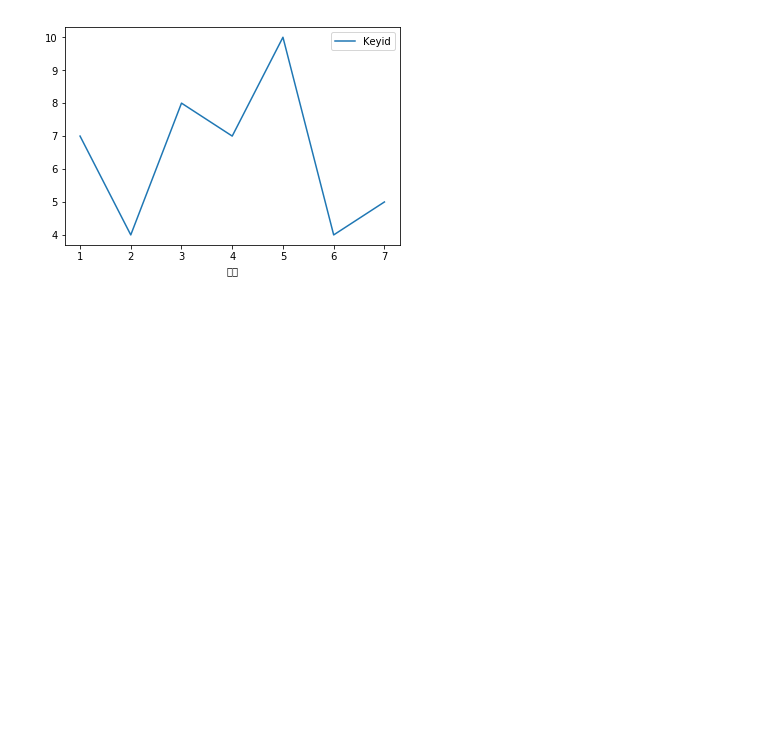
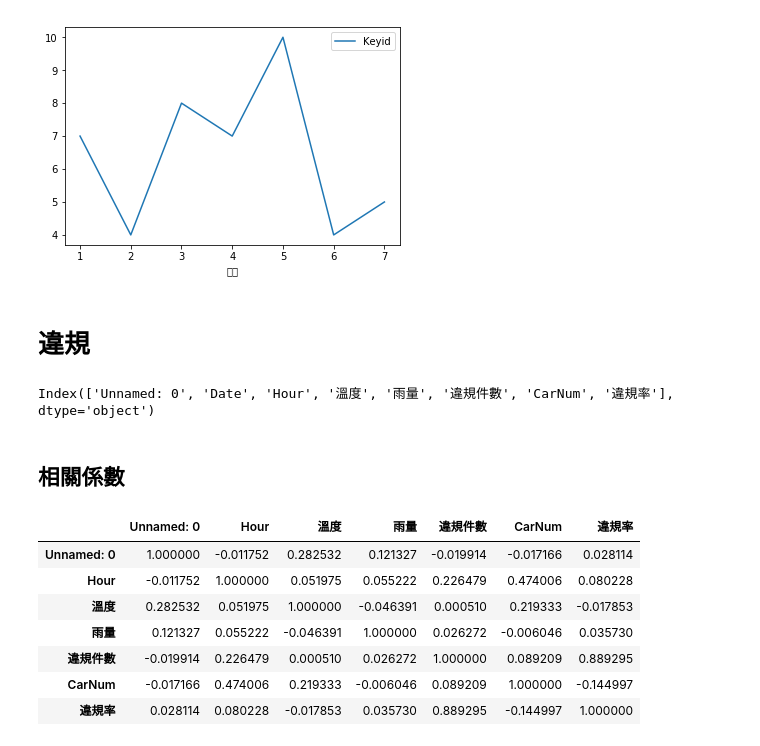
Before and after one commit to joannachou713/Etc-competition, a Jupyter notebook: 道路狀況.ipynb, the cells around one changed output. Cells and saved outputs as stored; diff of their text form; code cells hidden in the pictures; blank space fills up the shorter version.

```diff
--- a/道路狀況.ipynb
+++ b/道路狀況.ipynb
@@ -180,3 +180,24 @@ df_week.groupby(['星期']).count().plot()
 # %% [output]
 <matplotlib.axes._subplots.AxesSubplot at 0x...>
 [figure]
+# %% [markdown]
+# 違規
+# %%
+df2 = pd.read_csv('天氣違規.csv')
+# 幫我跑x=雨量y=違規率和x=氣溫y=違規率的散佈圖+回歸直線
+df2.columns
+# %% [output]
+Index(['Unnamed: 0', 'Date', 'Hour', '溫度', '雨量', '違規件數', 'CarNum', '違規率'], dtype='object')
+# %% [markdown]
+## 相關係數
+# %%
+df2.corr()
+# %% [output]
+|  | Unnamed: 0 | Hour | 溫度 | 雨量 | 違規件數 | CarNum | 違規率 |
+| Unnamed: 0 | 1.000000 | -0.011752 | 0.282532 | 0.121327 | -0.019914 | -0.017166 | 0.028114 |
+| Hour | -0.011752 | 1.000000 | 0.051975 | 0.055222 | 0.226479 | 0.474006 | 0.080228 |
+| 溫度 | 0.282532 | 0.051975 | 1.000000 | -0.046391 | 0.000510 | 0.219333 | -0.017853 |
+| 雨量 | 0.121327 | 0.055222 | -0.046391 | 1.000000 | 0.026272 | -0.006046 | 0.035730 |
+| 違規件數 | -0.019914 | 0.226479 | 0.000510 | 0.026272 | 1.000000 | 0.089209 | 0.889295 |
+| CarNum | -0.017166 | 0.474006 | 0.219333 | -0.006046 | 0.089209 | 1.000000 | -0.144997 |
+| 違規率 | 0.028114 | 0.080228 | -0.017853 | 0.035730 | 0.889295 | -0.144997 | 1.000000 |
```
Also changed, not shown: parts of 5 cells of this notebook.
